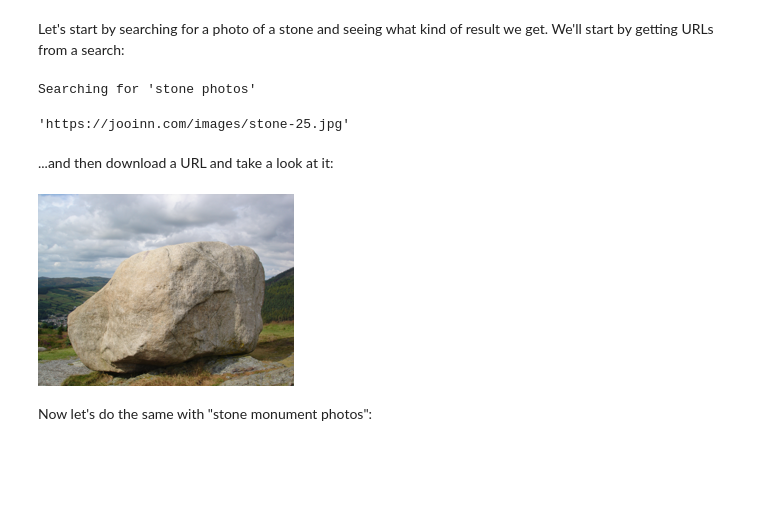
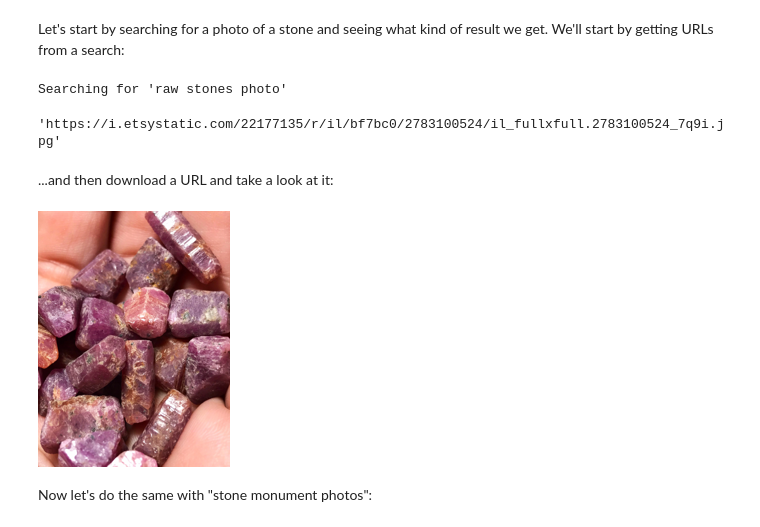
Before and after one commit to joaompena/fastai-22, a Jupyter notebook: 00-is-it-a-stone_monument.ipynb, the cells around one changed output. Saved outputs shown, nothing was run; the diff lists cells and outputs as text; code cells hidden in the pictures; blank space fills up the shorter version.

```diff
--- a/00-is-it-a-stone_monument.ipynb
+++ b/00-is-it-a-stone_monument.ipynb
@@ -18,23 +18,23 @@ def search_images(term, max_images=30):
 # %% [markdown]
 Let's start by searching for a photo of a stone and seeing what kind of result we get. We'll start by getting URLs from a search:
 # %%
-urls = search_images('stone photos', max_images=1)
+urls = search_images('raw stones photo', max_images=1)
 urls[0]
 # %% [output]
-Searching for 'stone photos'
+Searching for 'raw stones photo'
-'https://jooinn.com/images/stone-25.jpg'
+'https://i.etsystatic.com/22177135/r/il/bf7bc0/2783100524/il_fullxfull.2783100524_7q9i.jpg'
 # %% [markdown]
 ...and then download a URL and take a look at it:
 # %%
 from fastdownload import download_url
-dest = 'stone.jpg'
+dest = 'raw_stones.jpg'
 download_url(urls[0], dest, show_progress=False)
 
 from fastai.vision.all import *
 im = Image.open(dest)
 im.to_thumb(256,256)
 # %% [output]
-[figure, old version]
+[figure, new version]
 # %% [markdown]
 Now let's do the same with "stone monument photos":
 # %%
```
Also changed, not shown: parts of 15 cells of this notebook.
